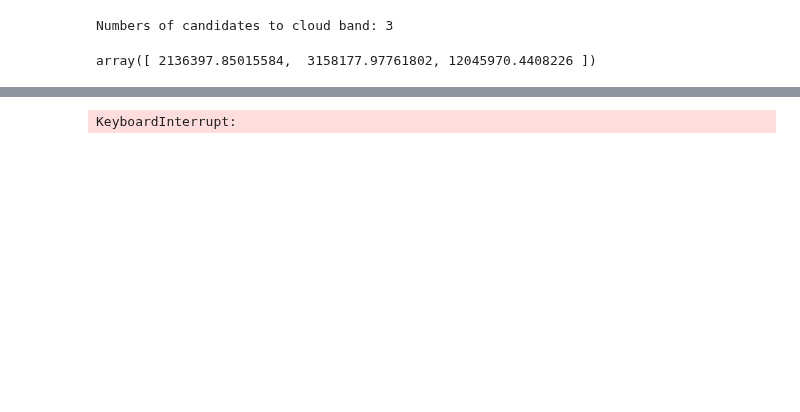
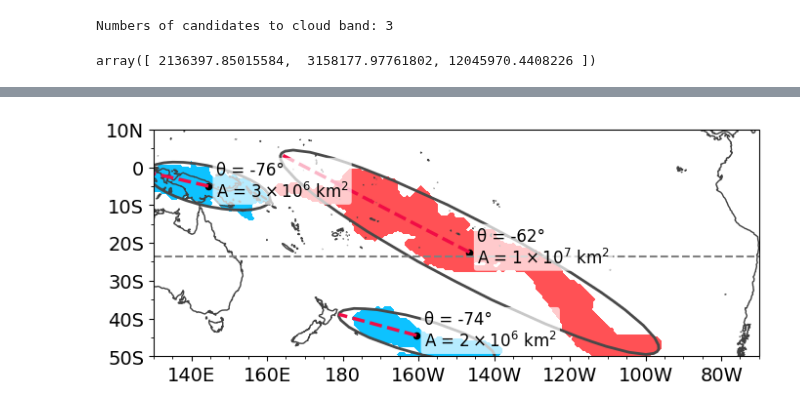
Before and after one commit to romainpilon/cloudbandPy, a Jupyter notebook: notebooks/ellipse_around_cloud_band.ipynb, the cells around one changed output, grey strips where cells are left out. Saved outputs shown, nothing was run; the diff lists cells and outputs as text; code cells hidden in the pictures; blank space fills up the shorter version.

```diff
--- a/notebooks/ellipse_around_cloud_band.ipynb
+++ b/notebooks/ellipse_around_cloud_band.ipynb
@@ -95,7 +95,6 @@ set_fontsize(14)
 
 blob_colors = ["deepskyblue", "deepskyblue", "#ff474c"]
 
-%matplotlib notebook
 
 fig, ax = plt.subplots(
     figsize=(8, 6),
@@ -173,15 +172,11 @@ for i, cb in enumerate(list_of_candidates[0]):
         notation = "{:e}".format(int(cb.area))
         base, exponent = notation.split("e")
 
-        # Prompt the user to click on the figure to choose the text position
-        clicked_points = plt.ginput(n=1, timeout=0)
-
         # Get the x and y coordinates of the clicked point
-        x, y = clicked_points[0]
         area_string = rf"${round(float(base))} \times 10^{{{int(exponent)}}}$"
         ax.text(
-            x + 2,
-            y - 3,
+            x0 + 2,
+            y0 - 3,
             f"θ = -{int(angle_deg)}°\nA = {area_string} km$^{{2}}$",
             color="k",
             backgroundcolor="white",
@@ -223 +216 @@ plt.savefig(
-KeyboardInterrupt:
+[figure, added]
```
Also changed, not shown: parts of 4 cells of this notebook.
